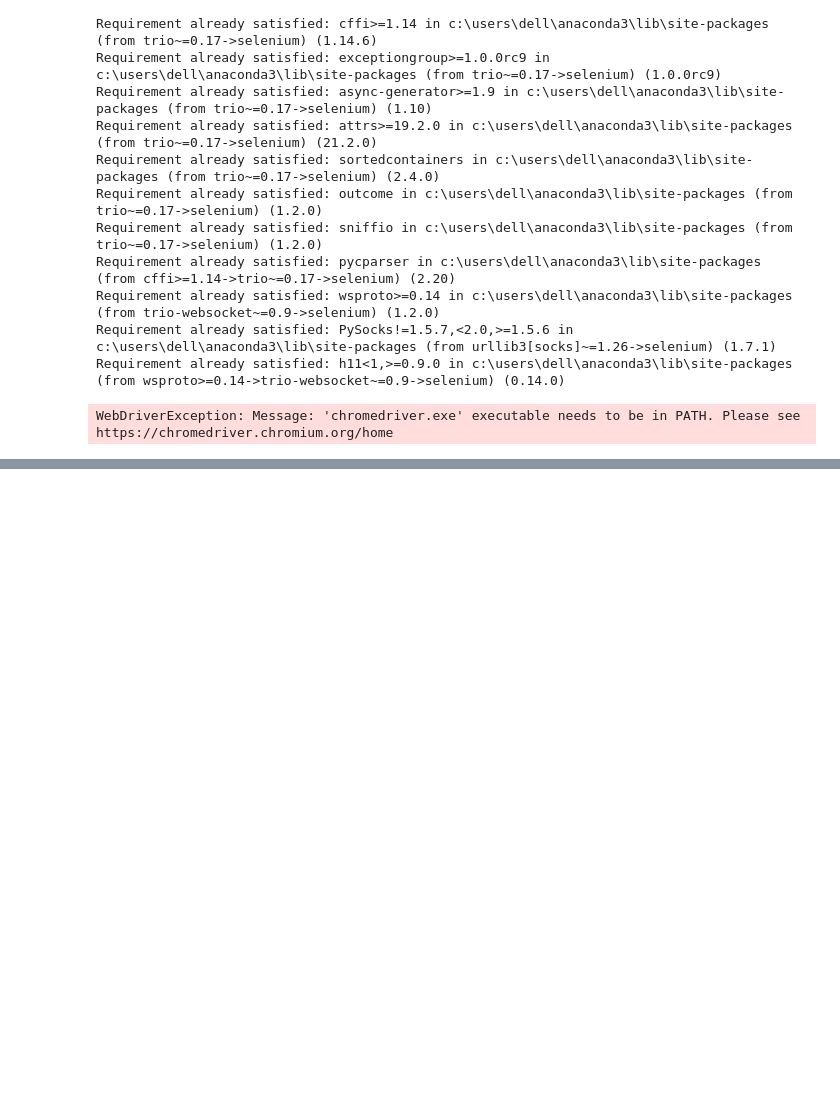
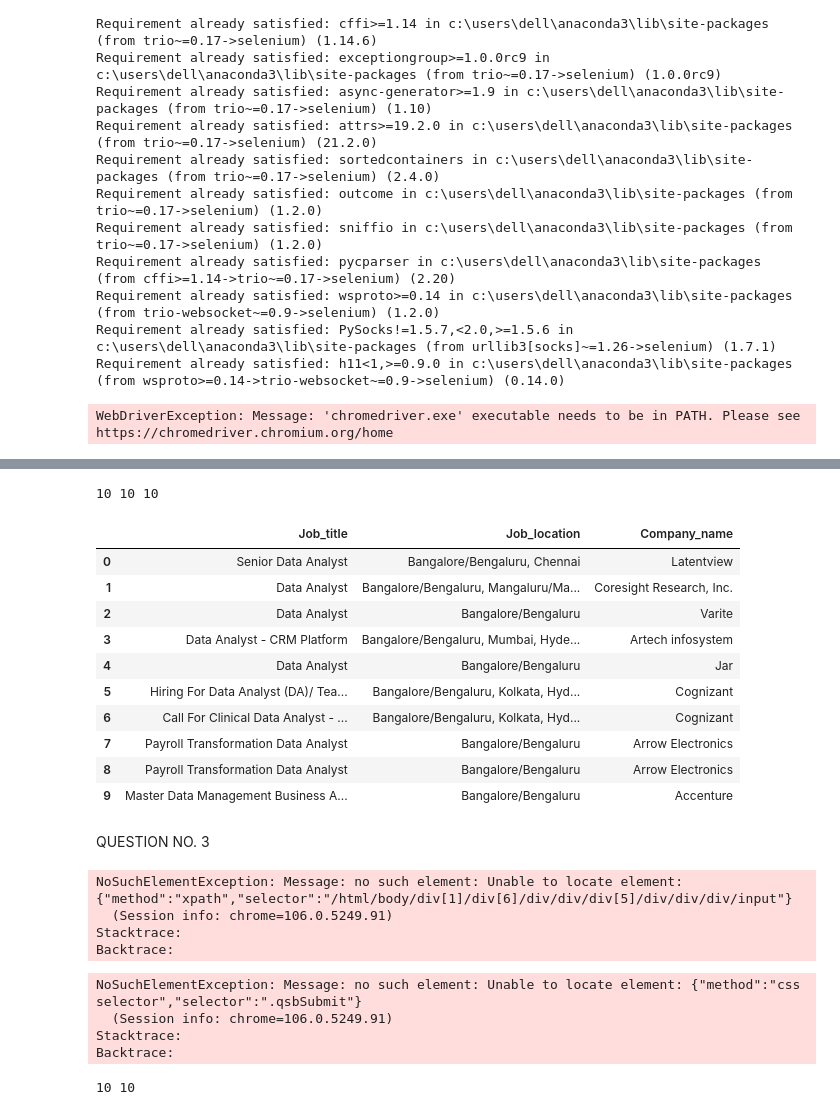
Before and after one commit to Rishikamandal/Internship, a Jupyter notebook: Web scraping using Selenium.ipynb, the cells around one changed output, grey strips where cells are left out. Drawn from its saved outputs; the diff is of its cells as text; code cells hidden in the pictures; blank space fills up the shorter version.

```diff
--- a/Web scraping using Selenium.ipynb
+++ b/Web scraping using Selenium.ipynb
@@ -103,0 +125,40 @@ SyntaxError: EOL while scanning string literal (Temp/ipykernel_1824/801896312.py
+# %%
+job_title=[]
+job_location=[]
+company_name=[]
+# %%
+post_tags=driver.find_elements(By.XPATH,'//a[@class="title fw500 ellipsis"]')
+for i in post_tags[0:10]:
+    post=i.text
+    job_title.append(post)
+# %%
+place_tags=driver.find_elements(By.XPATH,'//li[@class="fleft grey-text br2 placeHolderLi location"]')
+for i in place_tags[0:10]:
+    place=i.text
+    job_location.append(place)
+# %%
+name_tags=driver.find_elements(By.XPATH,'//a[@class="subTitle ellipsis fleft"]')
+for i in name_tags[0:10]:
+    name=i.text
+    company_name.append(name)
+# %%
+print(len(job_title),len(job_location),len(company_name))
+# %% [output]
+10 10 10
+# %%
+df=pd.DataFrame({'Job_title':job_title,'Job_location':job_location,'Company_name':company_name})
+df
+# %% [output]
+|  | Job_title | Job_location | Company_name |
+| 0 | Senior Data Analyst | Bangalore/Bengaluru, Chennai | Latentview |
+| 1 | Data Analyst | Bangalore/Bengaluru, Mangaluru/Ma... | Coresight Research, Inc. |
+| 2 | Data Analyst | Bangalore/Bengaluru | Varite |
+| 3 | Data Analyst - CRM Platform | Bangalore/Bengaluru, Mumbai, Hyde... | Artech infosystem |
+| 4 | Data Analyst | Bangalore/Bengaluru | Jar |
+| 5 | Hiring For Data Analyst (DA)/ Tea... | Bangalore/Bengaluru, Kolkata, Hyd... | Cognizant |
+| 6 | Call For Clinical Data Analyst - ... | Bangalore/Bengaluru, Kolkata, Hyd... | Cognizant |
+| 7 | Payroll Transformation Data Analyst | Bangalore/Bengaluru | Arrow Electronics |
+| 8 | Payroll Transformation Data Analyst | Bangalore/Bengaluru | Arrow Electronics |
+| 9 | Master Data Management Business A... | Bangalore/Bengaluru | Accenture |
+# %% [markdown]
+QUESTION NO. 3
@@ -103,0 +168,16 @@ SyntaxError: EOL while scanning string literal (Temp/ipykernel_1824/801896312.py
+# %%
+loca=driver.find_element(By.XPATH,"/html/body/div[1]/div[6]/div/div/div[5]/div/div/div/input")
+loca.send_keys("Delhi / NCR")
+# %% [output]
+NoSuchElementException: Message: no such element: Unable to locate element: {"method":"xpath","selector":"/html/body/div[1]/div[6]/div/div/div[5]/div/div/div/input"}
+  (Session info: chrome=106.0.5249.91)
+Stacktrace:
+Backtrace:
+# %%
+search=driver.find_element(By.CLASS_NAME,"qsbSubmit")
+search.click()
+# %% [output]
+NoSuchElementException: Message: no such element: Unable to locate element: {"method":"css selector","selector":".qsbSubmit"}
+  (Session info: chrome=106.0.5249.91)
+Stacktrace:
+Backtrace:
@@ -103,0 +203,4 @@ SyntaxError: EOL while scanning string literal (Temp/ipykernel_1824/801896312.py
+# %%
+print(len(job_title),len(company_name))
+# %% [output]
+10 10
```
Also changed, not shown: parts of 29 cells of this notebook.
